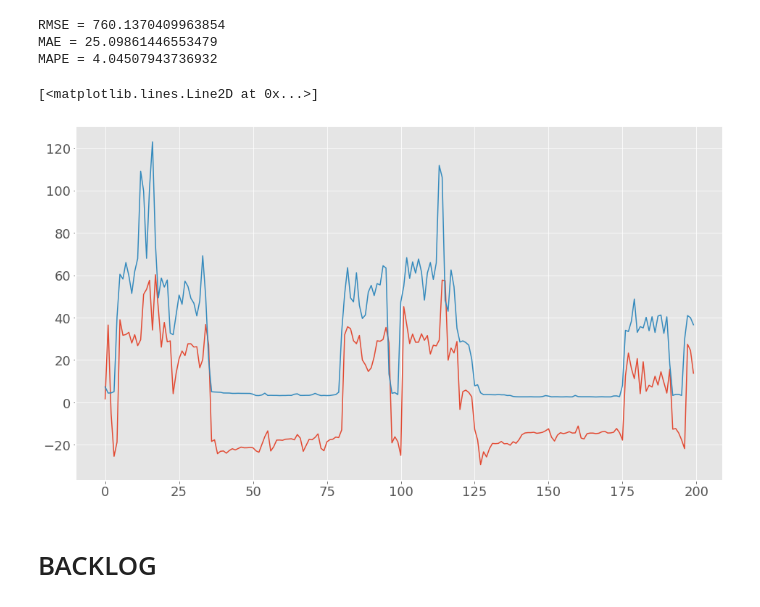
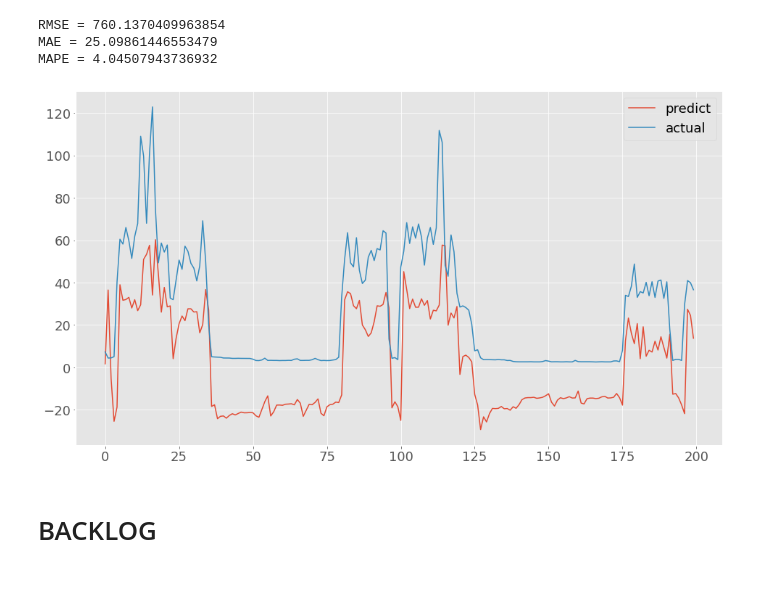
Before and after one commit to ImPerplexed/Thesis_212_BuiTuanKiet, a Jupyter notebook: thesis.ipynb, the cells around one changed output. Drawn from its saved outputs; the diff is of its cells as text; code cells hidden in the pictures.

```diff
--- a/thesis.ipynb
+++ b/thesis.ipynb
@@ -400,11 +485,13 @@ RMSE = 760.1370409963854
 MAE = 25.09861446553479
 MAPE = 4.04507943736932
 # %%
-plt.plot(imf_fc[:200])
-plt.plot(test[:200].values)
+plt.plot(imf_fc[:200], label = 'predict')
+plt.plot(test[:200].values, label = 'actual')
+plt.legend()
+plt.savefig('EMDSVR_200')
+plt.show()
 # %% [output]
-[<matplotlib.lines.Line2D at 0x...>]
-[figure, old version]
+[figure, new version]
 # %% [markdown]
 # BACKLOG
 # %%
```
Also changed, not shown: parts of 20 cells of this notebook.
